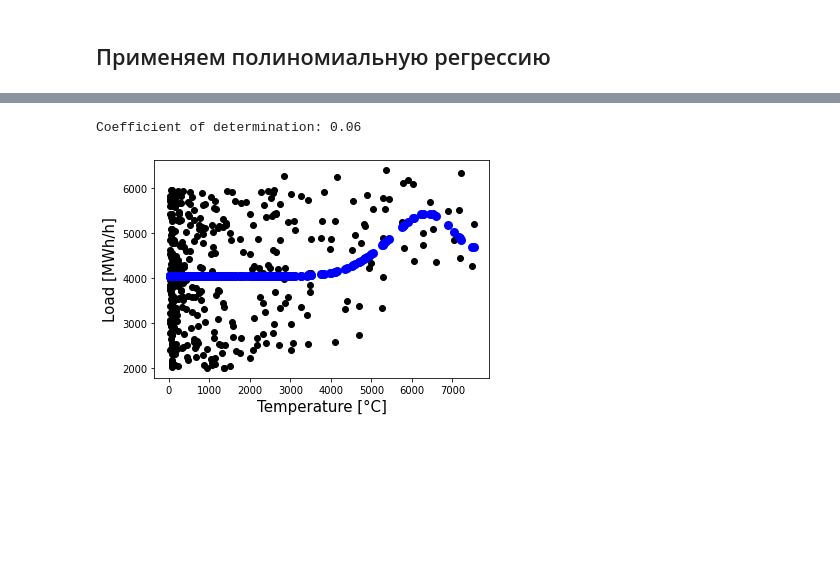
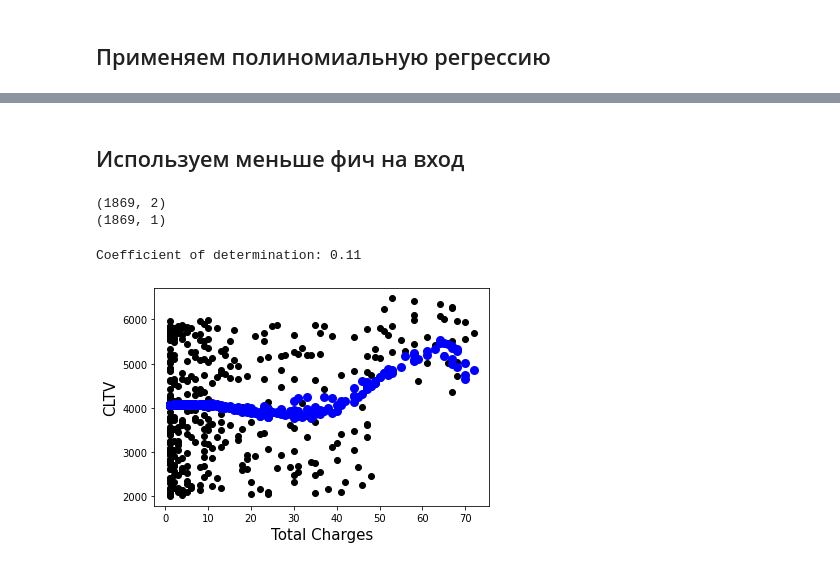
Before and after one commit to Svito-zar/ML_Tutorial_For_Robot_Dreams, a Jupyter notebook: In_class/practice-1-regresssion-ex2.ipynb, the cells around one changed output, grey strips where cells are left out. Cells and saved outputs as stored; diff of their text form; code cells hidden in the pictures; blank space fills up the shorter version.

```diff
--- a/In_class/practice-1-regresssion-ex2.ipynb
+++ b/In_class/practice-1-regresssion-ex2.ipynb
@@ -174,35 +295,67 @@ plt.show()
+# %% [markdown]
+## Используем меньше фич на вход
+# %%
+# Загрузим датасет еще раз
+data_file = "../data/Telco_customer_churn_2020.csv"
+df = pd.read_csv(data_file, encoding = "utf-8" , engine='python')
+
+# уберем проблемные значения
+df = df.dropna()
+
+# переведем важную колонку из строчки в числа
+df['Total Charges'] = [float(val) for val in df['Total Charges'].values]
+
+## Используем несколько фич на вход
+df_x = pd.concat([ df['Total Charges'], df['Tenure Months']], axis=1).dropna()
+x_data = df_x.values
+y_data = np.expand_dims(df['CLTV'].values, axis=1)
+
+# Убрать outlier
+df = df[(z < threshold).all(axis=1)]
+
+# Проверим Размерность
+print(x_data.shape)
+print(y_data.shape)
+
+## Разделяем дата на выборки
+val_size = 0.2
+
+X_train, X_val, y_train, y_val = train_test_split(x_data, y_data, test_size=val_size, shuffle=True)
+# %% [output]
+(1869, 2)
+(1869, 1)
 # %%
 # Задаем степень полинома
-polynomial_degree = 15
+polynomial_degree = 5
 
 # Описиваем полиномиальную регрессию
 polyreg = make_pipeline(
         PolynomialFeatures(degree=polynomial_degree),
         LinearRegression()
         )
 
 # Находим коефициенты
 polyreg.fit(X_train, y_train)
 
 # Предсказываем
 ploy_load_pred = polyreg.predict(X_val)
 
 
 # Считаем коэффициент детерминации
 # https://en.wikipedia.org/wiki/Coefficient_of_determination
 print('Coefficient of determination: %.2f'
       % r2_score(y_val, ploy_load_pred))
 
 # Визуализируем
-plt.scatter(X_val, y_val,  color='black')
-plt.scatter(X_val, ploy_load_pred, color='blue', linewidth=3)
+plt.scatter(X_val[:,1], y_val,  color='black')
+plt.scatter(X_val[:,1], ploy_load_pred, color='blue', linewidth=3)
 
-plt.xlabel('Temperature [°C]', fontsize=15)
-plt.ylabel('Load [MWh/h]', fontsize=15)
+plt.xlabel('Total Charges', fontsize=15)
+plt.ylabel('СLTV', fontsize=15)
 
 plt.show()
 # %% [output]
-Coefficient of determination: 0.06
+Coefficient of determination: 0.11
-[figure, old version]
+[figure, new version]
 # %%
 # На этом сегодня все
```
Also changed, not shown: parts of 11 cells of this notebook, 1 other file.
